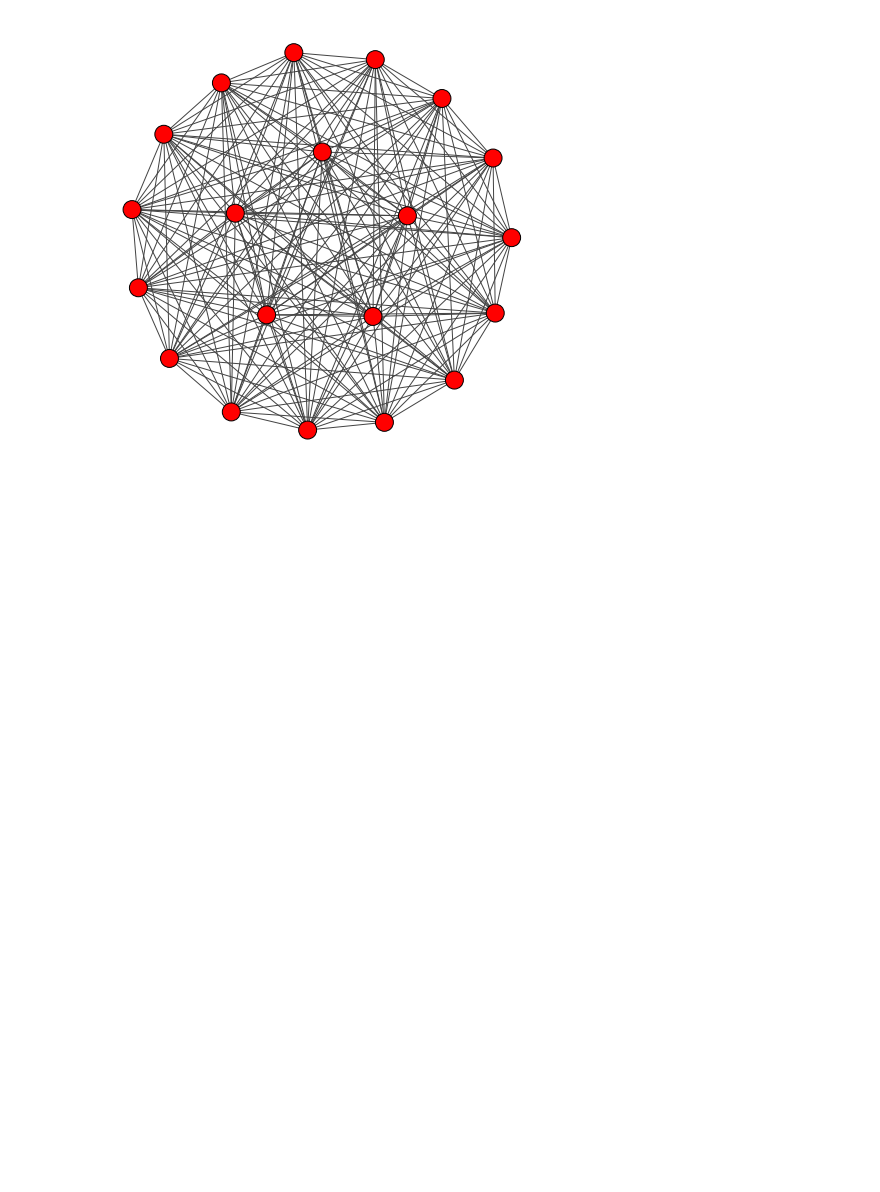
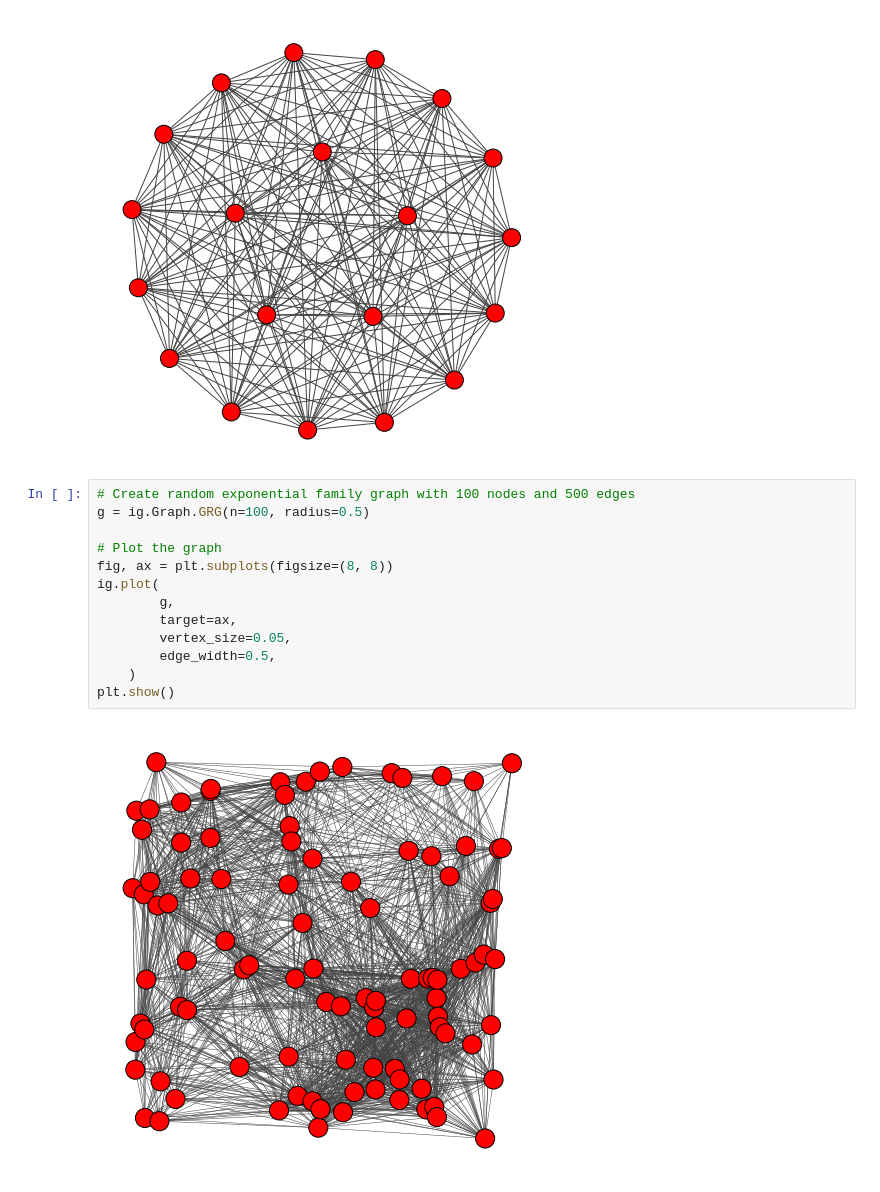
Before and after one commit to qwertymert/yzv413_project, a Jupyter notebook: project.ipynb, the cells around one changed output. Cells and saved outputs as stored; diff of their text form; blank space fills up the shorter version.

Commit message:
add exponential

```diff
--- a/project.ipynb
+++ b/project.ipynb
@@ -82,3 +82,18 @@ ig.plot(
 plt.show()
 # %% [output]
 [figure]
+# %%
+# Create random exponential family graph with 100 nodes and 500 edges
+g = ig.Graph.GRG(n=100, radius=0.5)
+
+# Plot the graph
+fig, ax = plt.subplots(figsize=(8, 8))
+ig.plot(
+        g,
+        target=ax,
+        vertex_size=0.05,
+        edge_width=0.5,
+    )
+plt.show()
+# %% [output]
+[figure, added]
```
